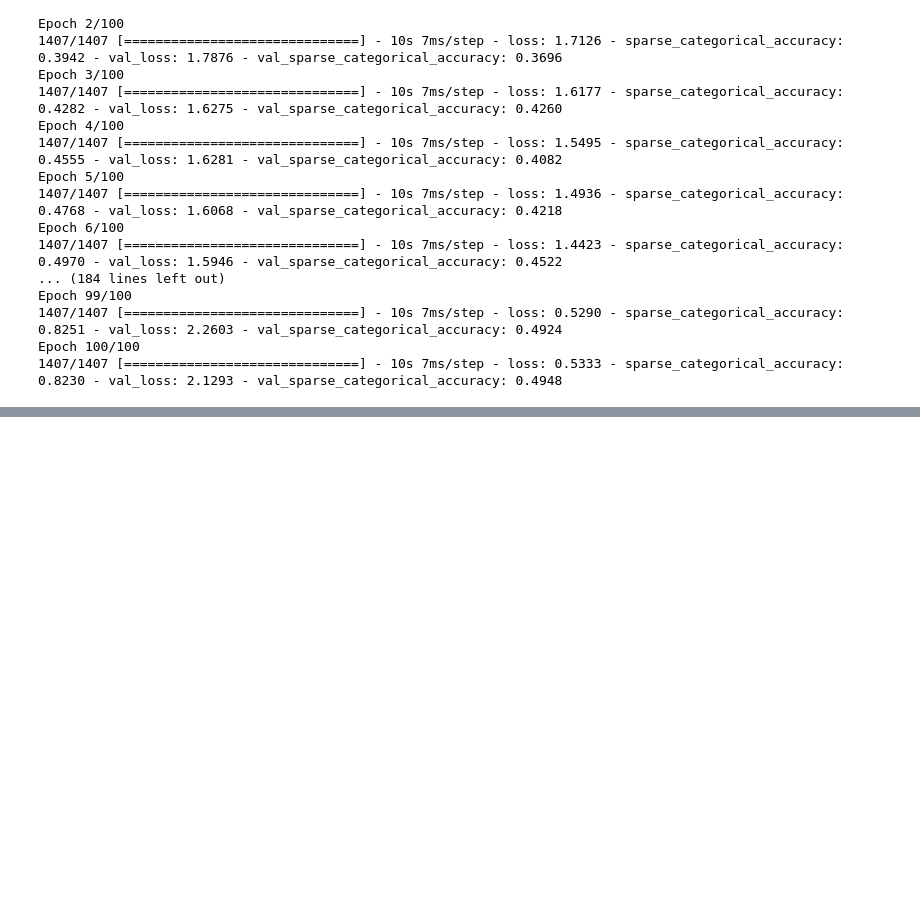
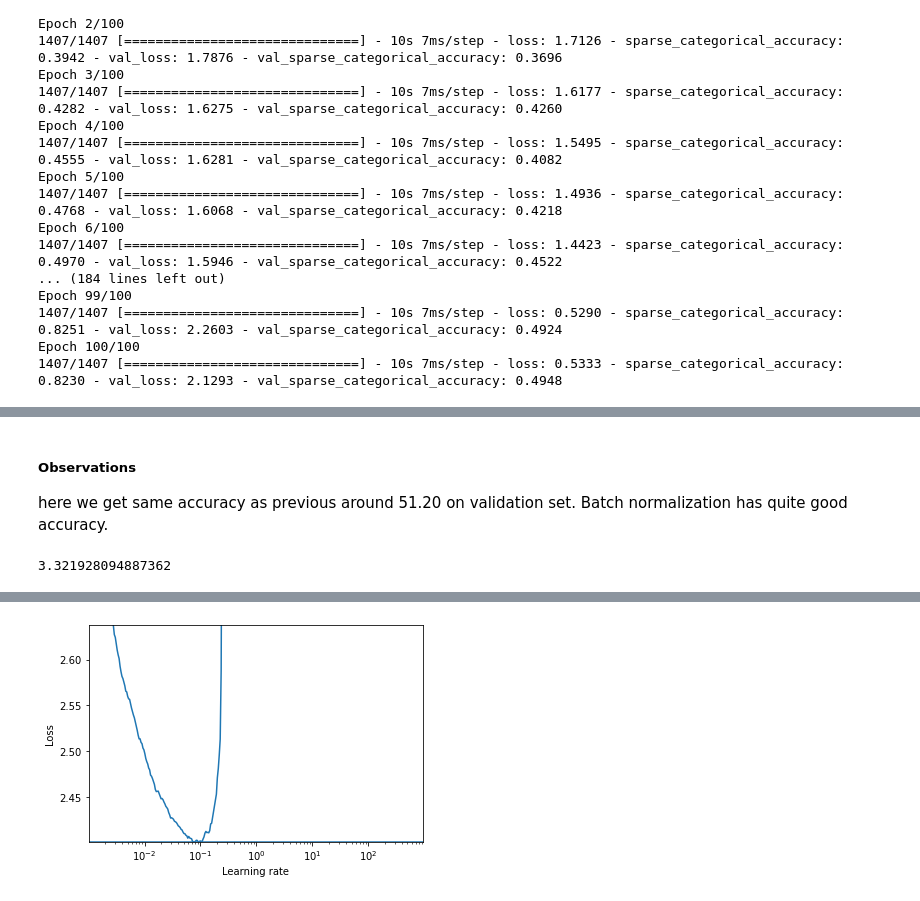
Before and after one commit to Kaushalkhokhar/complete-ml, a Jupyter notebook: projects/ANN/cifar10.ipynb, the cells around one changed output, grey strips where cells are left out. Saved outputs shown, nothing was run; the diff lists cells and outputs as text; code cells hidden in the pictures; blank space fills up the shorter version.

```diff
--- a/projects/ANN/cifar10.ipynb
+++ b/projects/ANN/cifar10.ipynb
@@ -268,7 +268,7 @@ as due to batch normalization it takes more time per epoch but it converges much
 from sklearn.preprocessing import StandardScaler
 
 scaler = StandardScaler()
-X_train = scaler.fit_transform(X_train.reshape(-1, 1)).reshape(-1, 32, 32, 3)
-X_valid = scaler.transform(X_valid.reshape(-1, 1)).reshape(-1, 32, 32, 3)
-X_test = scaler.transform(X_test.reshape(-1, 1)).reshape(-1, 32, 32, 3)
+X_train_scaled = scaler.fit_transform(X_train.reshape(-1, 1)).reshape(-1, 32, 32, 3)
+X_valid_scaled = scaler.transform(X_valid.reshape(-1, 1)).reshape(-1, 32, 32, 3)
+X_test_scaled = scaler.transform(X_test.reshape(-1, 1)).reshape(-1, 32, 32, 3)
 # %%
@@ -315,0 +359,2 @@ Epoch 100/100
+# %%
+model_path  = os.path.join(BASE_DIR, "dnn_with_dropout_with_selu.h5")
@@ -315,0 +418,2 @@ Epoch 100/100
+# %%
+model = keras.models.load_model(model_path)
@@ -315,0 +444,8 @@ Epoch 100/100
+# %% [markdown]
+##### Observations
+
+here we get same accuracy as previous around 51.20 on validation set. Batch normalization has quite good accuracy.
+# %%
+np.log2(10)
+# %% [output]
+3.321928094887362
@@ -315,0 +510,23 @@ Epoch 100/100
+# %%
+keras.backend.clear_session()
+np.random.seed(42)
+tf.random.set_seed(42)
+
+
+model = keras.models.Sequential()
+model.add(keras.layers.Flatten(input_shape=[32, 32, 3]))
+for _ in range(20):
+    model.add(keras.layers.Dense(100, activation="selu", kernel_initializer="lecun_normal"))
+
+model.add(keras.layers.AlphaDropout(0.1))
+model.add(keras.layers.Dense(10, activation="softmax"))
+
+learning_rate = 1e-3
+model.compile(loss=keras.losses.sparse_categorical_crossentropy,
+             optimizer=keras.optimizers.SGD(learning_rate=learning_rate),
+             metrics=["accuracy"])
+# %%
+batch_size = 128
+rates, losses = find_learnig_rate(model, X_train_scaled, y_train, epochs=1, batch_size=batch_size)
+plot_rates_vs_losses(rates, losses)
+# %% [output]
@@ -315,0 +534 @@ Epoch 100/100
+[figure, added]
```
Also changed, not shown: parts of 27 cells of this notebook.
